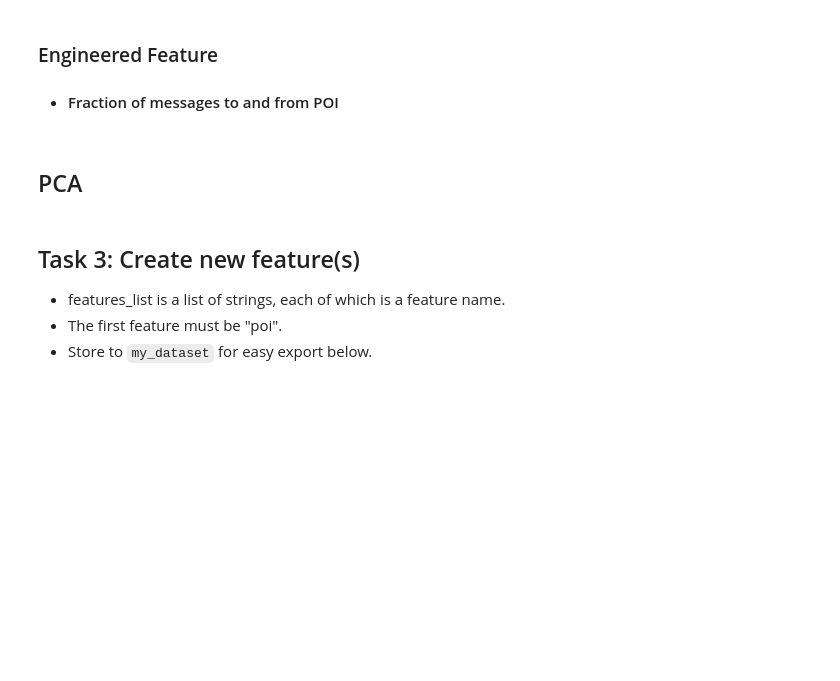
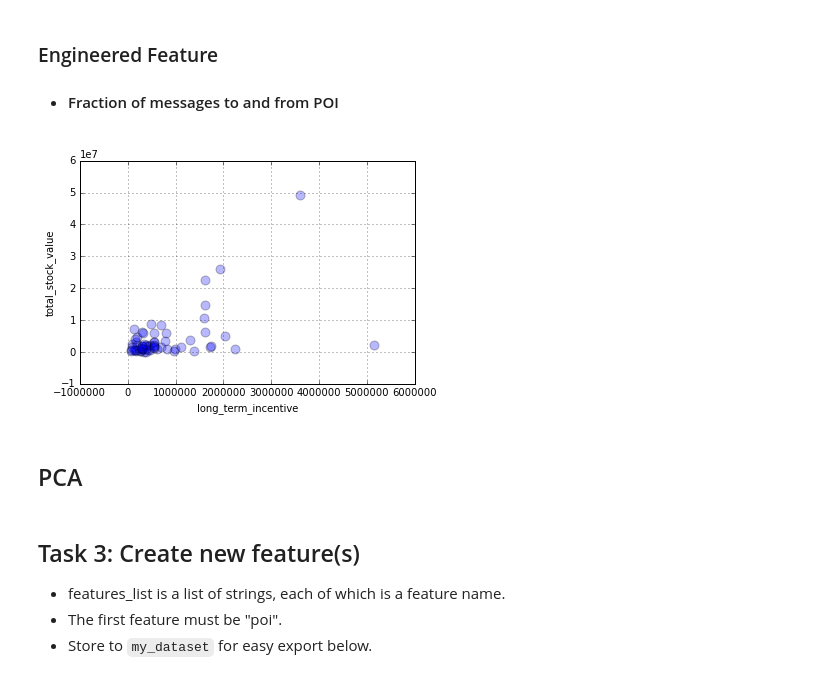
Before and after one commit to omoju/identifyFraudFromEnronEmail, a Jupyter notebook: IdentifyFraudFromEnronEmail.ipynb, the cells around one changed output. Saved outputs shown, nothing was run; the diff lists cells and outputs as text; code cells hidden in the pictures; blank space fills up the shorter version.

```diff
--- a/IdentifyFraudFromEnronEmail.ipynb
+++ b/IdentifyFraudFromEnronEmail.ipynb
@@ -295,8 +312,10 @@ for name in data_dict:
 
     data_point["fraction_to_poi"] = fraction_to_poi
 # %%
-f1, f2 = 'fraction_from_poi','fraction_to_poi'
+f1, f2 = 'total_stock_value','long_term_incentive'
 data = compareTwoFeatures(f1, f2, data_dict, '')
+# %% [output]
+[figure, added]
 # %% [markdown]
 ## PCA
 # %% [markdown]
```
Also changed, not shown: parts of 10 cells of this notebook, 4 other files.
